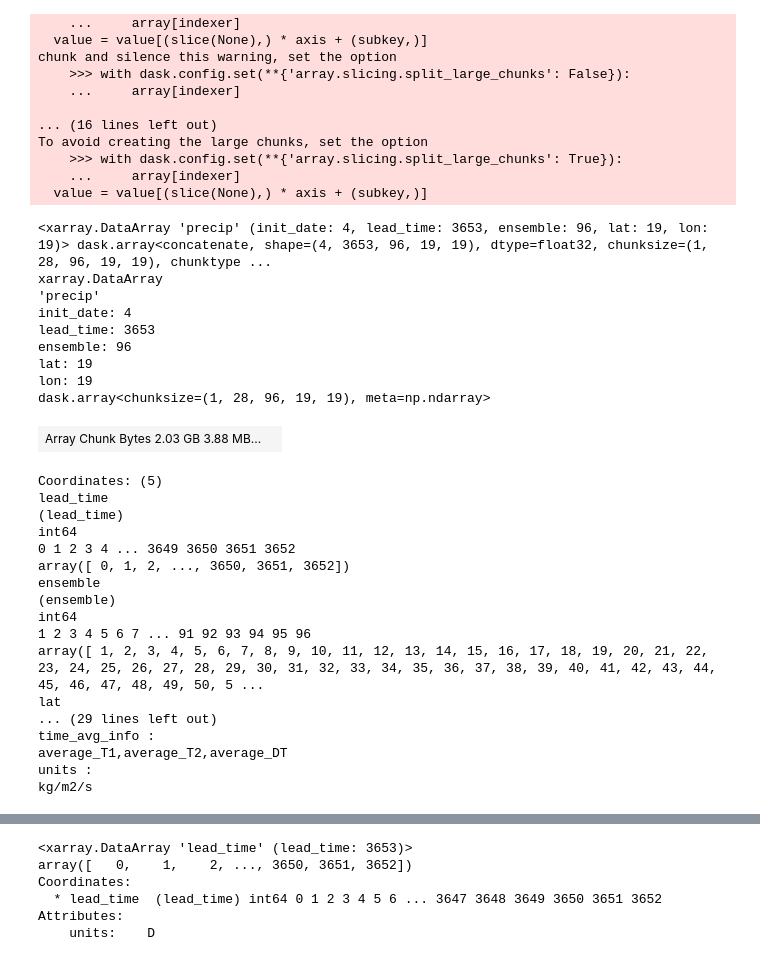
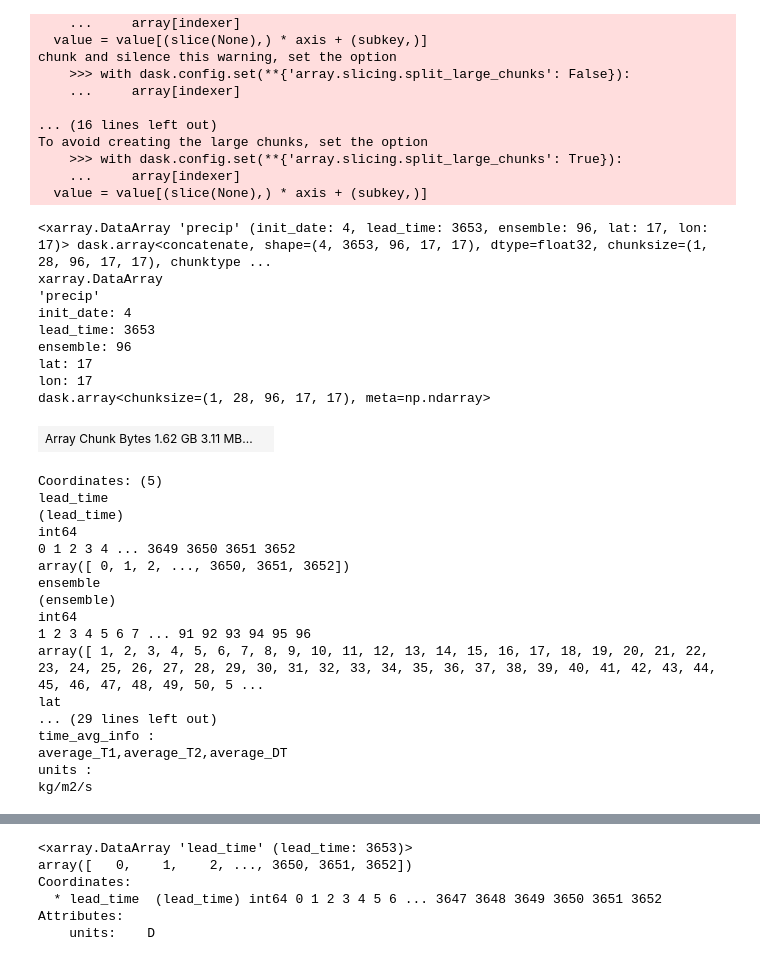
Before and after one commit to AusClimateService/unseen, a Jupyter notebook: preprocessing.ipynb, the cells around one changed output, grey strips where cells are left out. Drawn from its saved outputs; the diff is of its cells as text; code cells hidden in the pictures.

```diff
--- a/preprocessing.ipynb
+++ b/preprocessing.ipynb
@@ -144,6 +148,9 @@ array([  1.25,   3.75,   6.25,   8.75,  11.25,  13.75,  16.25,  18.75,  21.25,
     long_name:       longitude
     units:           degrees_E
 # %%
+#AUS_BOX = [-46, -9, 111, 157]
+AUS_BOX = [-44, -11, 113, 154]
+
 def get_region(da, box):
     """Select grid points that fall within a lat/lon box.
 
@@ -172,11 +179,11 @@ def get_region(da, box):
 
     #if sort:
     #    da = da.sortby(lat_name).sortby(lon_name)
-    # da.sel({lat_name: slice(box[0], box[1]), lon_name: slice(box[2], box[3])})
+    #da.sel({'lat': slice(box[0], box[1]), 'lon': slice(box[2], box[3])})
 
     return da
 # %%
-da = get_region(da, [-46, -9, 111, 157])
+da = get_region(da, AUS_BOX)
 # %% [output]
 chunk and silence this warning, set the option
     >>> with dask.config.set(**{'array.slicing.split_large_chunks': False}):
@@ -252,17 +257,17 @@ def open_and_clip(infile):
         if drop_coord in da.coords:
             da = da.drop(drop_coord)
 
-    da = get_region(da, [-46, -9, 111, 157])
+    da = get_region(da, AUS_BOX)
 
     return da
 # %%
 datasets = []
-for infile in infiles[0:4]:
+for infile in cafe_files[0:4]:
     da = open_and_clip(infile)
     lead_time = range(len(da['time']))
     init_date = np.datetime64(da['time'].values[0].strftime('%Y-%m-%d'))
     datasets.append(da.rename({'time': 'lead_time'}).assign_coords({'lead_time': lead_time, 'init_date': init_date}))
-da = xr.concat(datasets, dim='init_date')
+da_cafe = xr.concat(datasets, dim='init_date')
 # %% [output]
 chunk and silence this warning, set the option
     >>> with dask.config.set(**{'array.slicing.split_large_chunks': False}):
@@ -282,18 +287,18 @@ To avoid creating the large chunks, set the option
     ...     array[indexer]
   value = value[(slice(None),) * axis + (subkey,)]
 # %%
-da
+da_cafe
 # %% [output]
-<xarray.DataArray 'precip' (init_date: 4, lead_time: 3653, ensemble: 96, lat: 19, lon: 19)> dask.array<concatenate, shape=(4, 3653, 96, 19, 19), dtype=float32, chunksize=(1, 28, 96, 19, 19), chunktype ...
+<xarray.DataArray 'precip' (init_date: 4, lead_time: 3653, ensemble: 96, lat: 17, lon: 17)> dask.array<concatenate, shape=(4, 3653, 96, 17, 17), dtype=float32, chunksize=(1, 28, 96, 17, 17), chunktype ...
 xarray.DataArray
 'precip'
 init_date: 4
 lead_time: 3653
 ensemble: 96
-lat: 19
-lon: 19
-dask.array<chunksize=(1, 28, 96, 19, 19), meta=np.ndarray>
+lat: 17
+lon: 17
+dask.array<chunksize=(1, 28, 96, 17, 17), meta=np.ndarray>
-| Array Chunk Bytes 2.03 GB 3.88 MB... |  |
+| Array Chunk Bytes 1.62 GB 3.11 MB... |  |
 Coordinates: (5)
 lead_time
 (lead_time)
```
Also changed, not shown: parts of 45 cells of this notebook, 1 other file.
